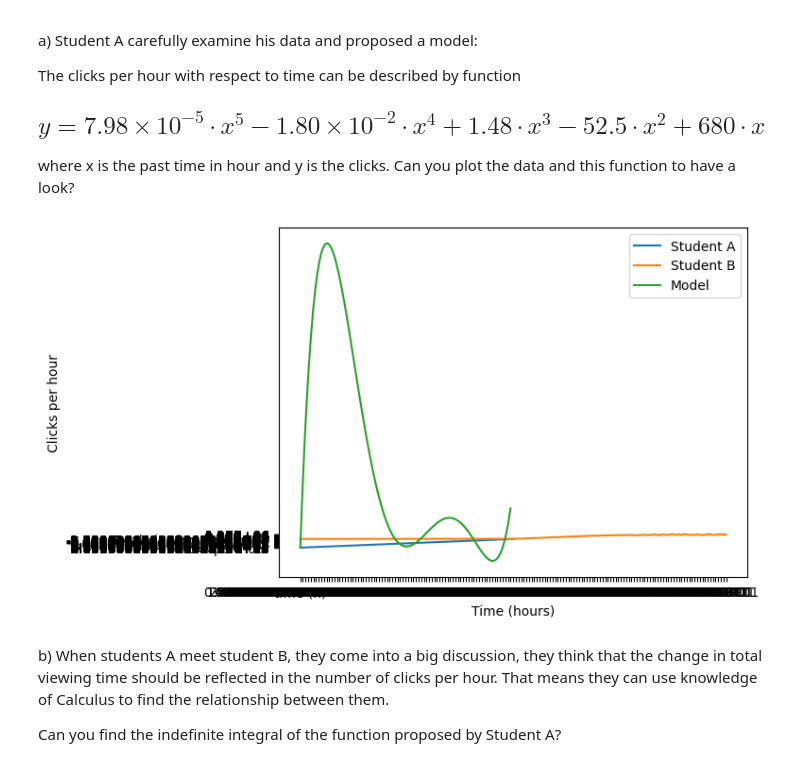
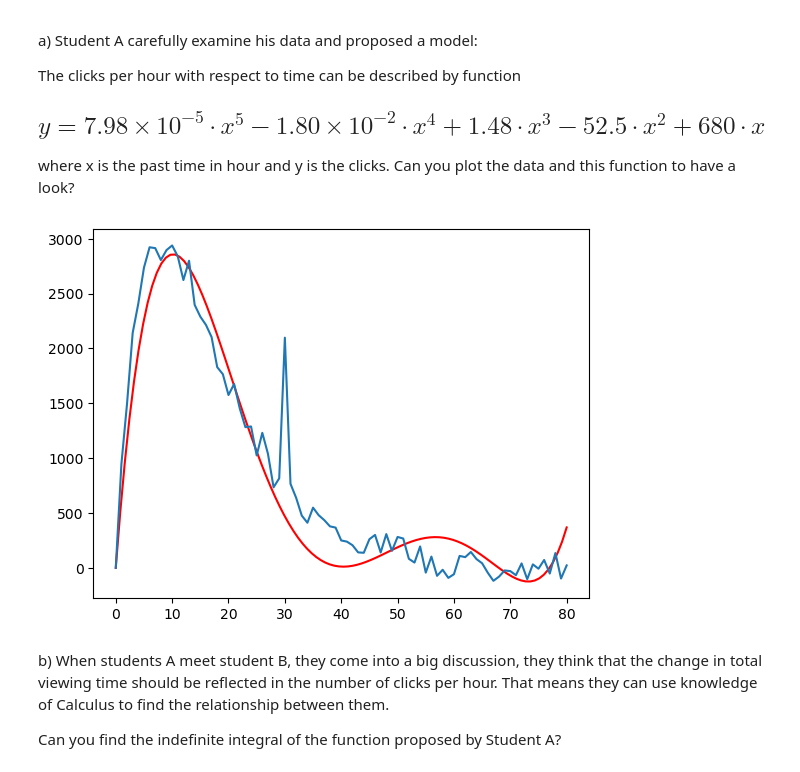
Before and after one commit to sabrina-liu/computational-thinking-week-individual-14244861, a Jupyter notebook: challenge_calculus/Review_Calculus.ipynb, the cells around one changed output. Saved outputs shown, nothing was run; the diff lists cells and outputs as text; code cells hidden in the pictures.

```diff
--- a/challenge_calculus/Review_Calculus.ipynb
+++ b/challenge_calculus/Review_Calculus.ipynb
@@ -72,42 +72,22 @@ The clicks per hour with respect to time can be described by function
 
 where x is the past time in hour and y is the clicks. Can you plot the data and this function to have a look?
 # %%
-import numpy as np
 import pandas as pd
-import matplotlib.pyplot as plt
+df=pd.read_csv("data_student_A.csv")
+df.columns
 
-# Load the data from the files
-data_A = pd.read_csv('.\data_student_A.csv', names=['time', 'clicks_per_hour'])
-data_B = pd.read_csv('.\data_student_B.csv', names=['time', 'total_viewing_time'])
+from matplotlib import pyplot as plt
 
-# Extract the x-values (time in hours) and y-values (clicks per hour or total viewing time)
-x_A = data_A['time']
-y_A = data_A['clicks_per_hour']
-x_B = data_B['time']
-y_B = data_B['total_viewing_time']
+def f(x):
+   return (7.98*x**5*10**-5) - (1.80*10**-2*x**4) + (1.48*x**3) - (52.5*x**2) + (680*x)
 
-# Create a line graph with time on the x-axis and clicks per hour or total viewing time on the y-axis
-plt.plot(x_A, y_A, label='Student A')
-plt.plot(x_B, y_B, label='Student B')
+x = np.linspace(0, 80, 100)
 
-# Define the function proposed by Student A
-def f(x):
-    return 7.98e-5 * x**5 - 1.80e-2 * x**4 + 1.48 * x**3 - 52.5 * x**2 + 680 * x
-
-# Evaluate the function at different values of x
-x = np.linspace(0, 80, 100)
-y = f(x)
-
-# Plot the function on the same graph as the data
-plt.plot(x, y, label='Model')
-
-# Customize and display the plot
-plt.xlabel('Time (hours)')
-plt.ylabel('Clicks per hour')
-plt.legend()
+plt.plot(x, f(x), color='red')
+plt.plot(df["time (h)"], df[" clicks per hour"])
 plt.show()
 # %% [output]
-[figure, old version]
+[figure, new version]
 # %% [markdown]
 b) When students A meet student B, they come into a big discussion, they think that the change in total viewing time should be reflected in the number of clicks per hour. That means they can use knowledge of Calculus to find the relationship between them.
 
```
Also changed, not shown: parts of 1 cell of this notebook.
